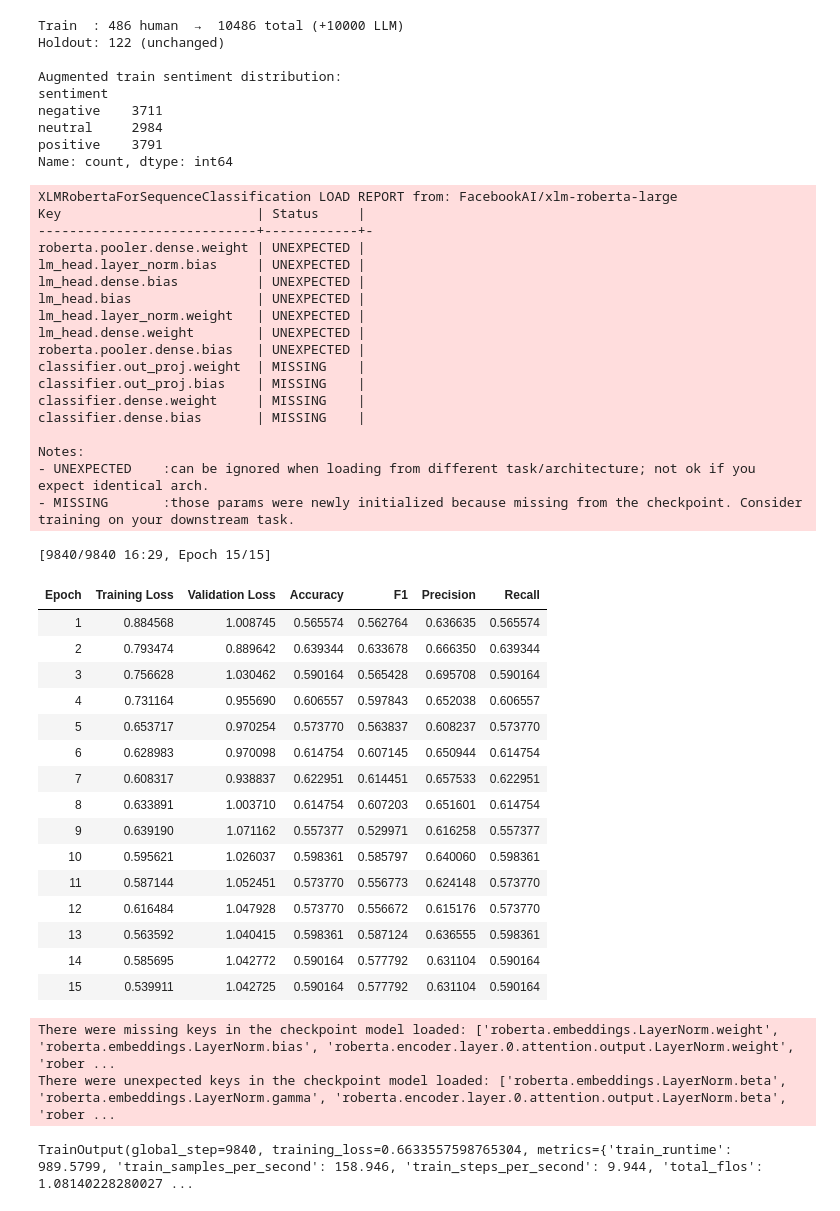
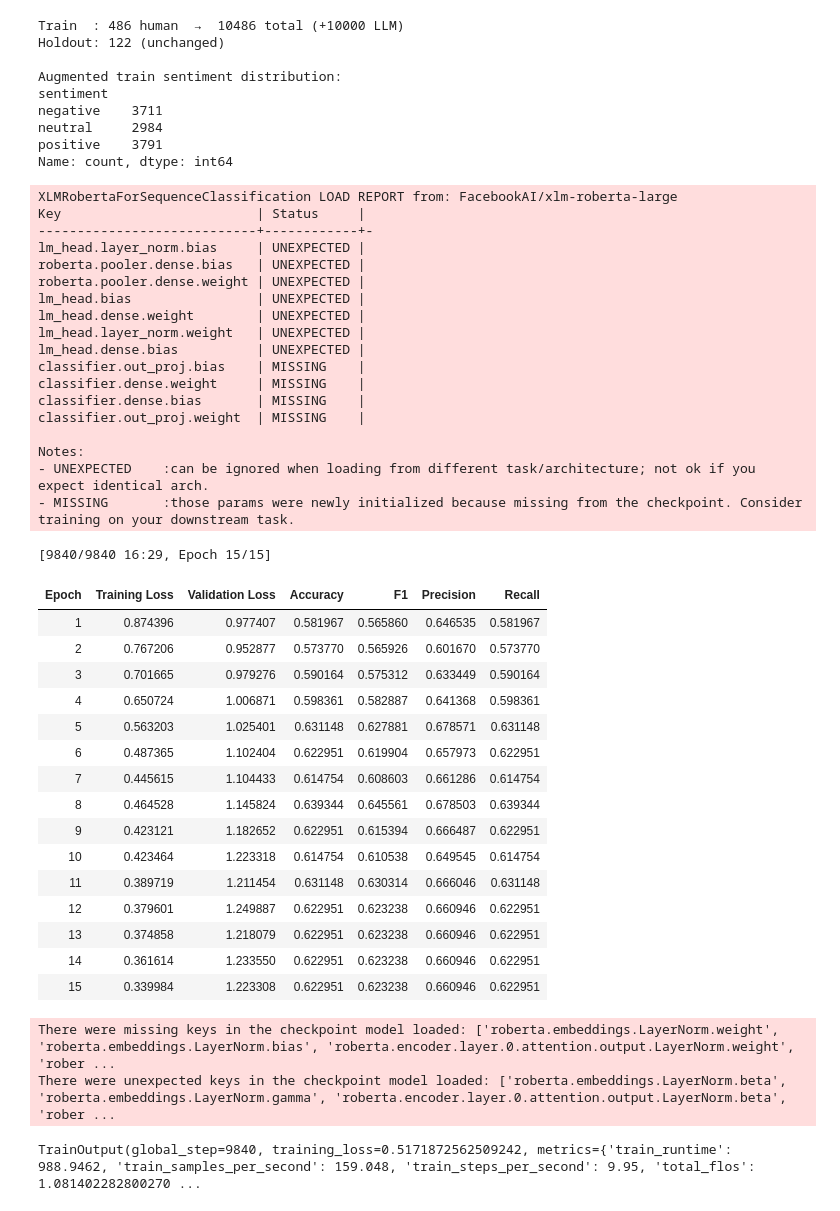
Before and after one commit to shakunage/thesis-work, a Jupyter notebook: sentiment/predict_labeled_xlmroberta10000finnsentiment.ipynb, the cells around one changed output. Saved outputs shown, nothing was run; the diff lists cells and outputs as text; code cells hidden in the pictures.

```diff
--- a/sentiment/predict_labeled_xlmroberta10000finnsentiment.ipynb
+++ b/sentiment/predict_labeled_xlmroberta10000finnsentiment.ipynb
@@ -426,9 +368,9 @@ aug_training_args = TrainingArguments(
     num_train_epochs=15,         # more data needs more epochs to converge
     per_device_train_batch_size=16,
     per_device_eval_batch_size=32,
-    learning_rate=2e-5,          # slightly higher — larger dataset can support it
+    learning_rate=3e-5,          # slightly higher — larger dataset can support it
     weight_decay=0.01,
-    warmup_steps=100,
+    warmup_steps=250,
     logging_steps=50,            # log training loss every 50 steps so we can see it move
     eval_strategy="epoch",
     save_strategy="epoch",
@@ -440,57 +382,57 @@ aug_training_args = TrainingArguments(
     report_to="none",
     remove_unused_columns=True,
 )
 
 aug_trainer = Trainer(
     model=model_aug,
     args=aug_training_args,
     train_dataset=ft_train_augmented_ds,
     eval_dataset=ft_holdout_ds,
     processing_class=tokenizer,
     data_collator=DataCollatorWithPadding(tokenizer=tokenizer),
     compute_metrics=compute_metrics,
 )
 
 aug_trainer.train()
 # %% [output]
 XLMRobertaForSequenceClassification LOAD REPORT from: FacebookAI/xlm-roberta-large
 Key                         | Status     |
 ----------------------------+------------+-
+lm_head.layer_norm.bias     | UNEXPECTED |
+roberta.pooler.dense.bias   | UNEXPECTED |
 roberta.pooler.dense.weight | UNEXPECTED |
-lm_head.layer_norm.bias     | UNEXPECTED |
+lm_head.bias                | UNEXPECTED |
+lm_head.dense.weight        | UNEXPECTED |
+lm_head.layer_norm.weight   | UNEXPECTED |
 lm_head.dense.bias          | UNEXPECTED |
-lm_head.bias                | UNEXPECTED |
-lm_head.layer_norm.weight   | UNEXPECTED |
-lm_head.dense.weight        | UNEXPECTED |
-roberta.pooler.dense.bias   | UNEXPECTED |
-classifier.out_proj.weight  | MISSING    |
 classifier.out_proj.bias    | MISSING    |
 classifier.dense.weight     | MISSING    |
 classifier.dense.bias       | MISSING    |
+classifier.out_proj.weight  | MISSING    |
 
 Notes:
 - UNEXPECTED    :can be ignored when loading from different task/architecture; not ok if you expect identical arch.
 - MISSING       :those params were newly initialized because missing from the checkpoint. Consider training on your downstream task.
 [9840/9840 16:29, Epoch 15/15]
 | Epoch | Training Loss | Validation Loss | Accuracy | F1 | Precision | Recall |
-| 1 | 0.884568 | 1.008745 | 0.565574 | 0.562764 | 0.636635 | 0.565574 |
-| 2 | 0.793474 | 0.889642 | 0.639344 | 0.633678 | 0.666350 | 0.639344 |
-| 3 | 0.756628 | 1.030462 | 0.590164 | 0.565428 | 0.695708 | 0.590164 |
-| 4 | 0.731164 | 0.955690 | 0.606557 | 0.597843 | 0.652038 | 0.606557 |
-| 5 | 0.653717 | 0.970254 | 0.573770 | 0.563837 | 0.608237 | 0.573770 |
-| 6 | 0.628983 | 0.970098 | 0.614754 | 0.607145 | 0.650944 | 0.614754 |
-| 7 | 0.608317 | 0.938837 | 0.622951 | 0.614451 | 0.657533 | 0.622951 |
-| 8 | 0.633891 | 1.003710 | 0.614754 | 0.607203 | 0.651601 | 0.614754 |
-| 9 | 0.639190 | 1.071162 | 0.557377 | 0.529971 | 0.616258 | 0.557377 |
-| 10 | 0.595621 | 1.026037 | 0.598361 | 0.585797 | 0.640060 | 0.598361 |
-| 11 | 0.587144 | 1.052451 | 0.573770 | 0.556773 | 0.624148 | 0.573770 |
-| 12 | 0.616484 | 1.047928 | 0.573770 | 0.556672 | 0.615176 | 0.573770 |
-| 13 | 0.563592 | 1.040415 | 0.598361 | 0.587124 | 0.636555 | 0.598361 |
-| 14 | 0.585695 | 1.042772 | 0.590164 | 0.577792 | 0.631104 | 0.590164 |
-| 15 | 0.539911 | 1.042725 | 0.590164 | 0.577792 | 0.631104 | 0.590164 |
+| 1 | 0.874396 | 0.977407 | 0.581967 | 0.565860 | 0.646535 | 0.581967 |
+| 2 | 0.767206 | 0.952877 | 0.573770 | 0.565926 | 0.601670 | 0.573770 |
+| 3 | 0.701665 | 0.979276 | 0.590164 | 0.575312 | 0.633449 | 0.590164 |
+| 4 | 0.650724 | 1.006871 | 0.598361 | 0.582887 | 0.641368 | 0.598361 |
+| 5 | 0.563203 | 1.025401 | 0.631148 | 0.627881 | 0.678571 | 0.631148 |
+| 6 | 0.487365 | 1.102404 | 0.622951 | 0.619904 | 0.657973 | 0.622951 |
+| 7 | 0.445615 | 1.104433 | 0.614754 | 0.608603 | 0.661286 | 0.614754 |
+| 8 | 0.464528 | 1.145824 | 0.639344 | 0.645561 | 0.678503 | 0.639344 |
+| 9 | 0.423121 | 1.182652 | 0.622951 | 0.615394 | 0.666487 | 0.622951 |
+| 10 | 0.423464 | 1.223318 | 0.614754 | 0.610538 | 0.649545 | 0.614754 |
+| 11 | 0.389719 | 1.211454 | 0.631148 | 0.630314 | 0.666046 | 0.631148 |
+| 12 | 0.379601 | 1.249887 | 0.622951 | 0.623238 | 0.660946 | 0.622951 |
+| 13 | 0.374858 | 1.218079 | 0.622951 | 0.623238 | 0.660946 | 0.622951 |
+| 14 | 0.361614 | 1.233550 | 0.622951 | 0.623238 | 0.660946 | 0.622951 |
+| 15 | 0.339984 | 1.223308 | 0.622951 | 0.623238 | 0.660946 | 0.622951 |
 There were missing keys in the checkpoint model loaded: ['roberta.embeddings.LayerNorm.weight', 'roberta.embeddings.LayerNorm.bias', 'roberta.encoder.layer.0.attention.output.LayerNorm.weight', 'rober ...
 There were unexpected keys in the checkpoint model loaded: ['roberta.embeddings.LayerNorm.beta', 'roberta.embeddings.LayerNorm.gamma', 'roberta.encoder.layer.0.attention.output.LayerNorm.beta', 'rober ...
-TrainOutput(global_step=9840, training_loss=0.6633557598765304, metrics={'train_runtime': 989.5799, 'train_samples_per_second': 158.946, 'train_steps_per_second': 9.944, 'total_flos': 1.08140228280027 ...
+TrainOutput(global_step=9840, training_loss=0.5171872562509242, metrics={'train_runtime': 988.9462, 'train_samples_per_second': 159.048, 'train_steps_per_second': 9.95, 'total_flos': 1.081402282800270 ...
 # %%
 aug_trainer.save_model(AUGMENTED_MODEL_PATH)
 tokenizer.save_pretrained(AUGMENTED_MODEL_PATH)
```
Also changed, not shown: parts of 10 cells of this notebook.
